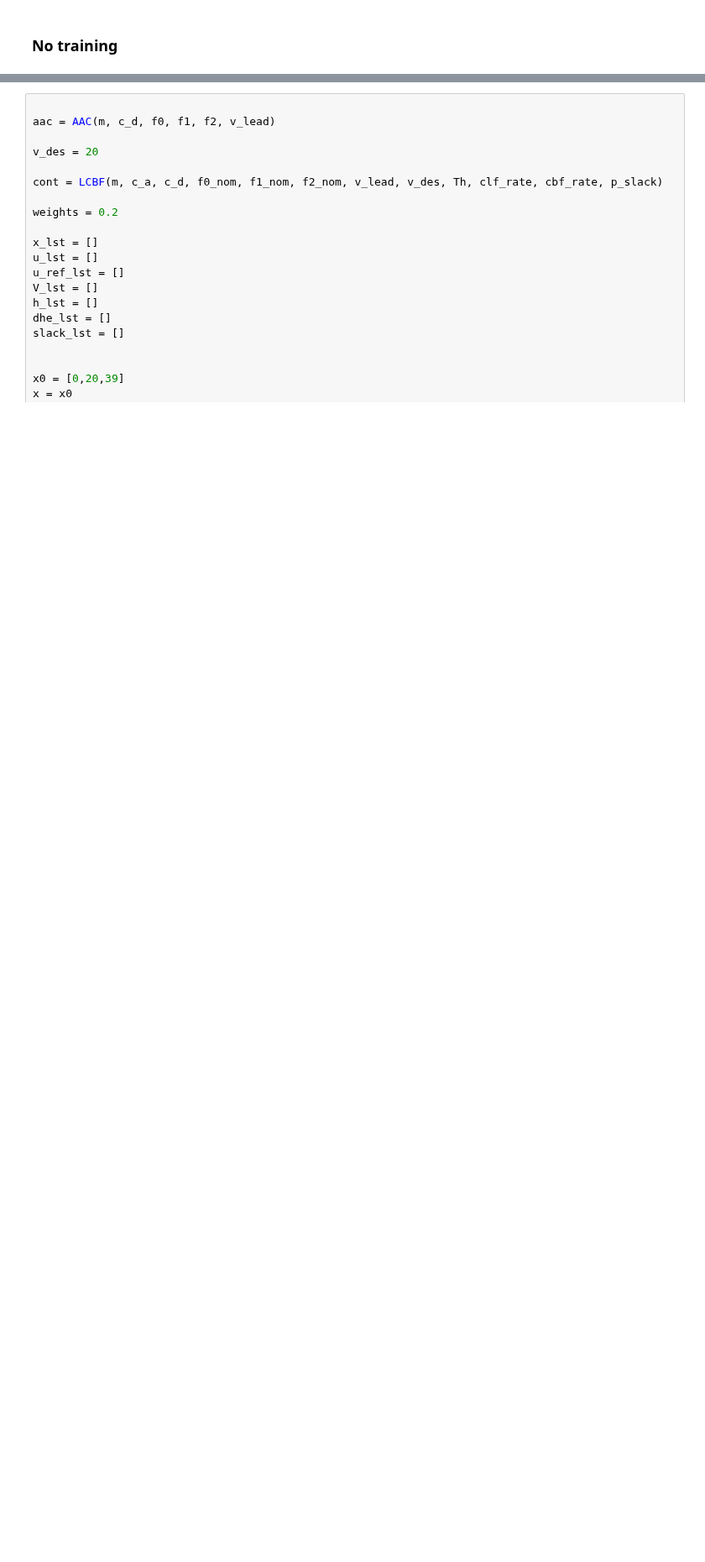
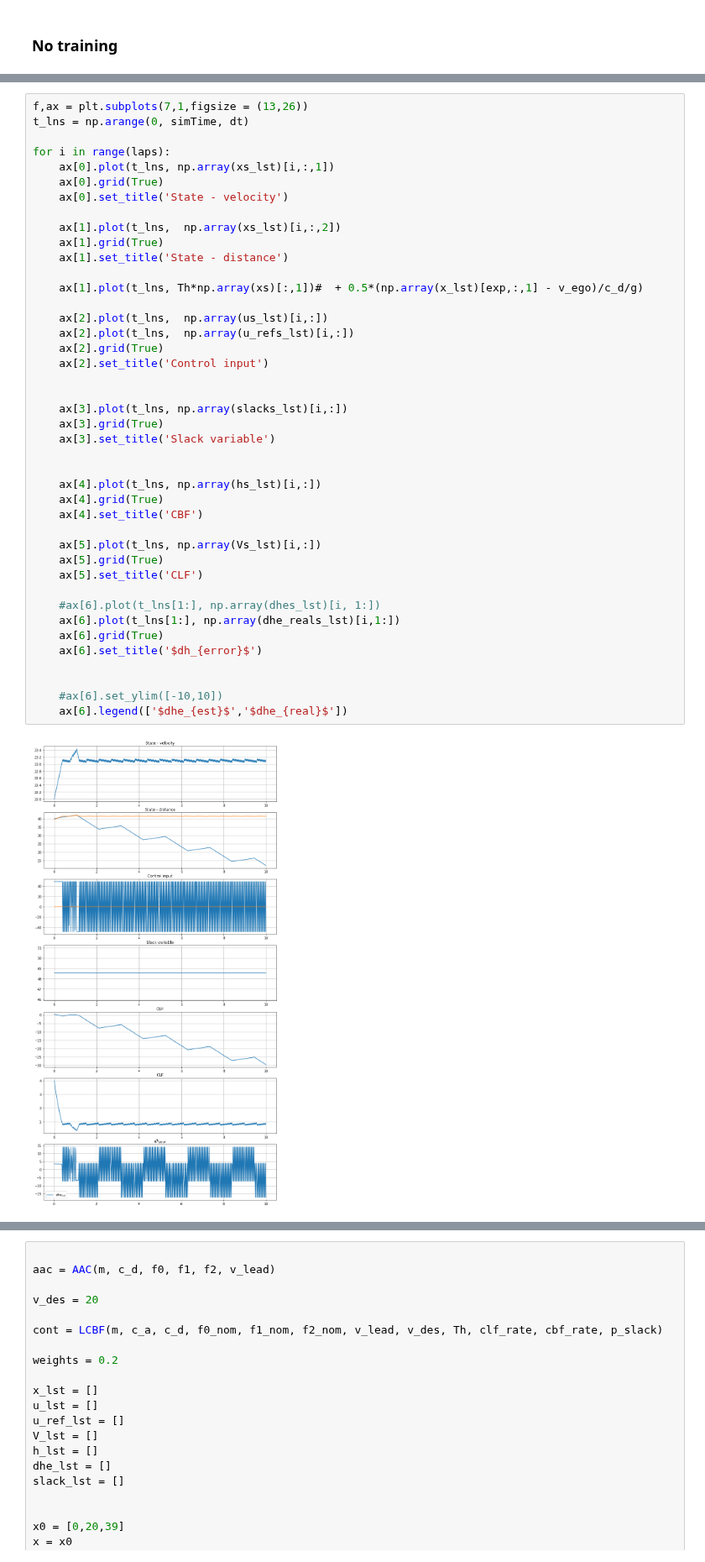
Before and after one commit to EmanuelSamir/adaptive-learning-qpcbfclf-elm, a Jupyter notebook: notebook/CLF-CBF.ipynb, the cells around one changed output, grey strips where cells are left out. Shown at 84% size. Drawn from its saved outputs; the diff is of its cells as text; blank space fills up the shorter version.

```diff
--- a/notebook/CLF-CBF.ipynb
+++ b/notebook/CLF-CBF.ipynb
@@ -254,3 +309,47 @@ This program contains Ipopt, a library for large-scale nonlinear optimization.
+# %%
+f,ax = plt.subplots(7,1,figsize = (13,26))
+t_lns = np.arange(0, simTime, dt)
+
+for i in range(laps):
+    ax[0].plot(t_lns, np.array(xs_lst)[i,:,1])
+    ax[0].grid(True)
+    ax[0].set_title('State - velocity')
+
+    ax[1].plot(t_lns,  np.array(xs_lst)[i,:,2])
+    ax[1].grid(True)
+    ax[1].set_title('State - distance')
+
+    ax[1].plot(t_lns, Th*np.array(xs)[:,1])#  + 0.5*(np.array(x_lst)[exp,:,1] - v_ego)/c_d/g)
+
+    ax[2].plot(t_lns,  np.array(us_lst)[i,:])
+    ax[2].plot(t_lns,  np.array(u_refs_lst)[i,:])
+    ax[2].grid(True)
+    ax[2].set_title('Control input')
+
+
+    ax[3].plot(t_lns, np.array(slacks_lst)[i,:])
+    ax[3].grid(True)
+    ax[3].set_title('Slack variable')
+
+
+    ax[4].plot(t_lns, np.array(hs_lst)[i,:])
+    ax[4].grid(True)
+    ax[4].set_title('CBF')
+
+    ax[5].plot(t_lns, np.array(Vs_lst)[i,:])
+    ax[5].grid(True)
+    ax[5].set_title('CLF')
+
+    #ax[6].plot(t_lns[1:], np.array(dhes_lst)[i, 1:])
+    ax[6].plot(t_lns[1:], np.array(dhe_reals_lst)[i,1:])
+    ax[6].grid(True)
+    ax[6].set_title('$dh_{error}$')
+
+
+    #ax[6].set_ylim([-10,10])
+    ax[6].legend(['$dhe_{est}$','$dhe_{real}$'])
+# %% [output]
+[figure, added]
 # %%
 f,ax = plt.subplots(7,1,figsize = (13,26))
 t_lns = np.arange(0, simTime, dt)
```
Also changed, not shown: parts of 3 cells of this notebook, 7 other files.
